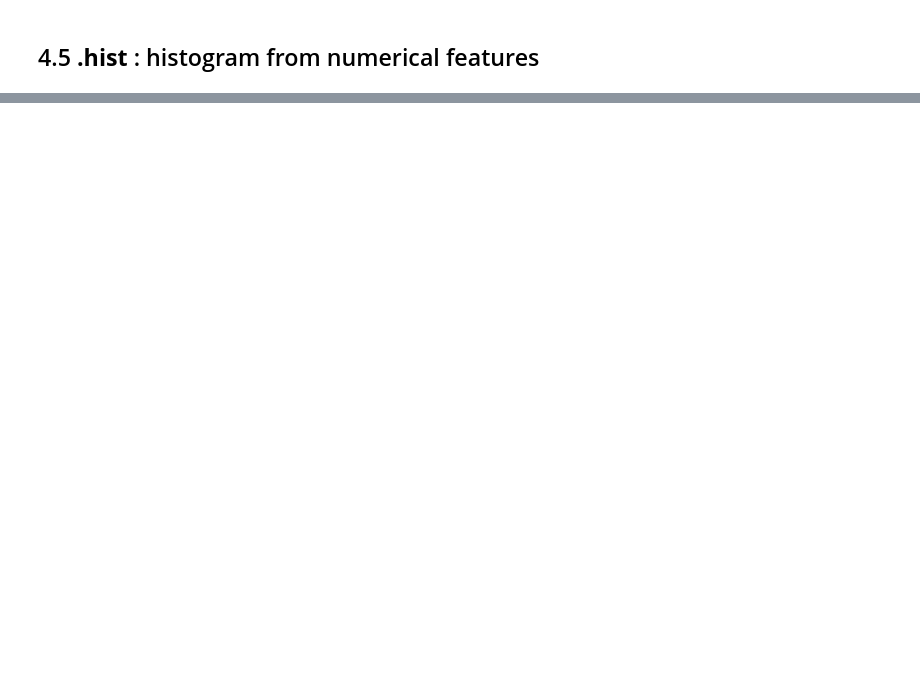
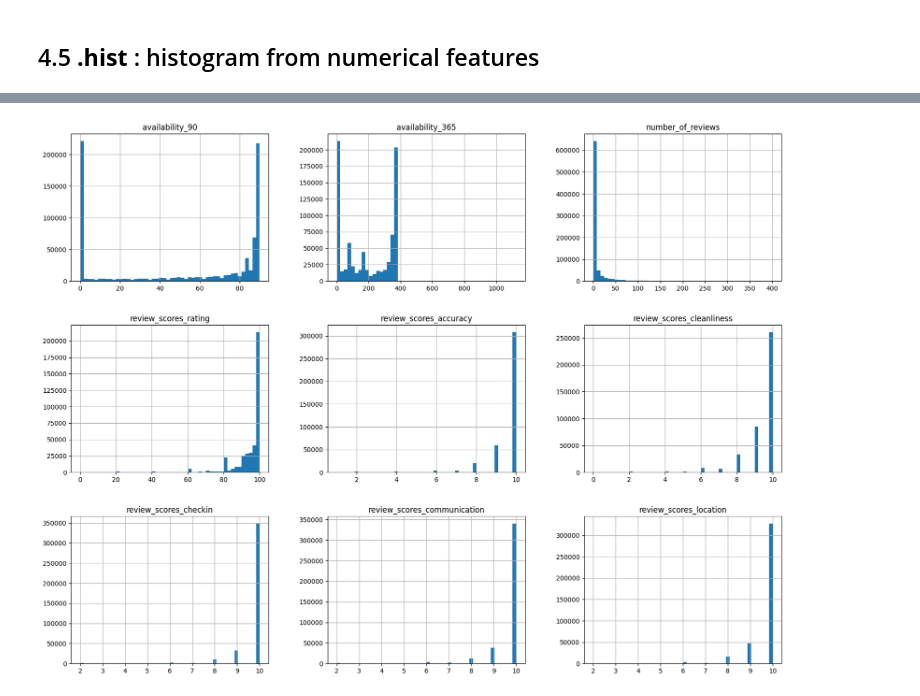
Before and after one commit to arthurcornelio88/airbnbpricing, a Jupyter notebook: airbnb-pricing.ipynb, the cells around one changed output, grey strips where cells are left out. Cells and saved outputs as stored; diff of their text form; code cells hidden in the pictures; blank space fills up the shorter version.

```diff
--- a/airbnb-pricing.ipynb
+++ b/airbnb-pricing.ipynb
@@ -177,0 +182,6 @@ try:
+# %%
+df_num_2 = df_numerical.iloc[:,9:18]
+df_num_2.hist(bins=50, figsize=(20,15))
+plt.show()
+# %% [output]
+[figure, added]
```
Also changed, not shown: parts of 12 cells of this notebook.
